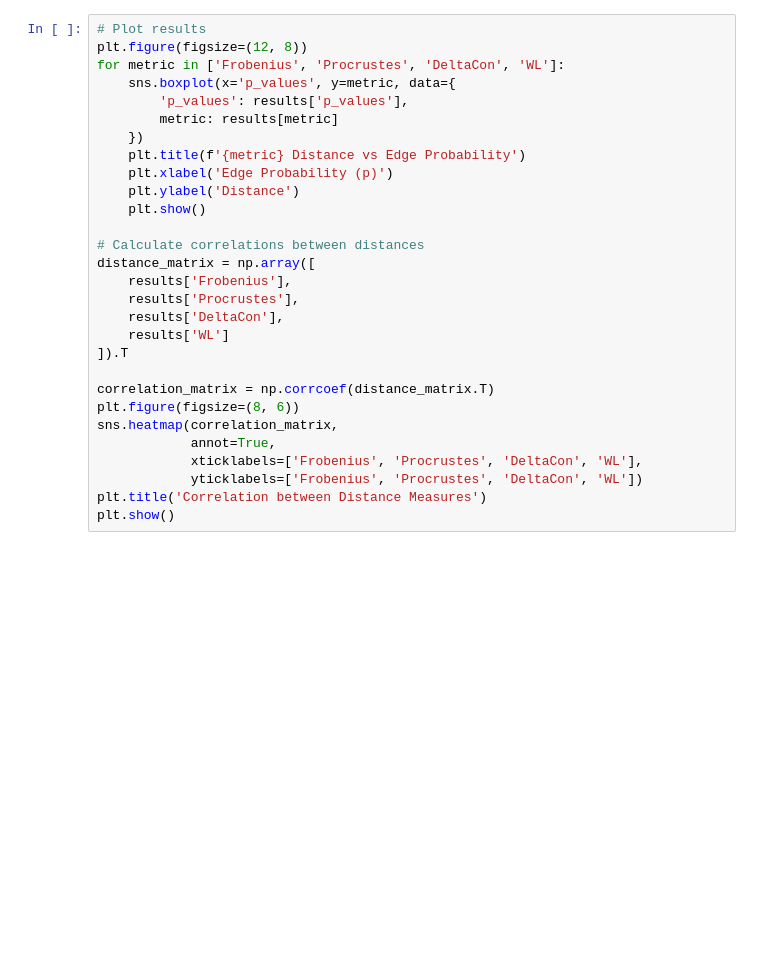
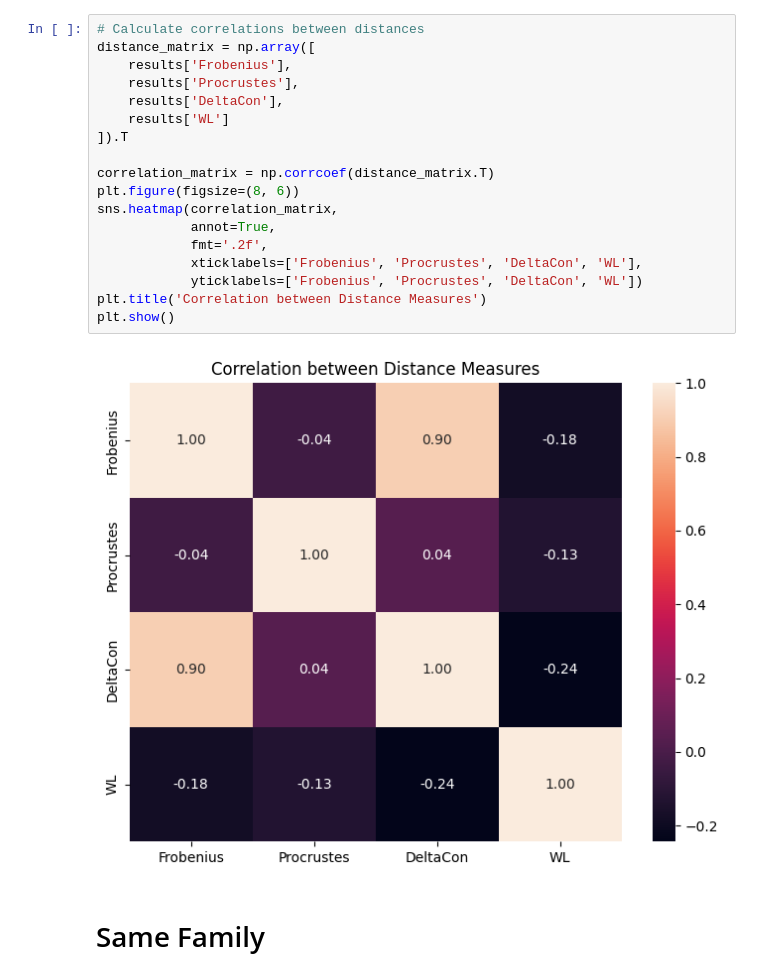
Before and after one commit to mbottoni/sgnn, a Jupyter notebook: notebooks/baselines.ipynb, the cells around one changed output. Cells and saved outputs as stored; diff of their text form; blank space fills up the shorter version.

```diff
--- a/notebooks/baselines.ipynb
+++ b/notebooks/baselines.ipynb
@@ -67,29 +128,22 @@ for p1 in p_values:
 # %%
-# Plot results
-plt.figure(figsize=(12, 8))
-for metric in ['Frobenius', 'Procrustes', 'DeltaCon', 'WL']:
-    sns.boxplot(x='p_values', y=metric, data={
-        'p_values': results['p_values'],
-        metric: results[metric]
-    })
-    plt.title(f'{metric} Distance vs Edge Probability')
-    plt.xlabel('Edge Probability (p)')
-    plt.ylabel('Distance')
-    plt.show()
-
 # Calculate correlations between distances
 distance_matrix = np.array([
     results['Frobenius'],
     results['Procrustes'],
     results['DeltaCon'],
     results['WL']
 ]).T
 
 correlation_matrix = np.corrcoef(distance_matrix.T)
 plt.figure(figsize=(8, 6))
 sns.heatmap(correlation_matrix,
             annot=True,
+            fmt='.2f',
             xticklabels=['Frobenius', 'Procrustes', 'DeltaCon', 'WL'],
             yticklabels=['Frobenius', 'Procrustes', 'DeltaCon', 'WL'])
 plt.title('Correlation between Distance Measures')
 plt.show()
+# %% [output]
+[figure, added]
+# %% [markdown]
+# Same Family
```
Also changed, not shown: parts of 12 cells of this notebook.
